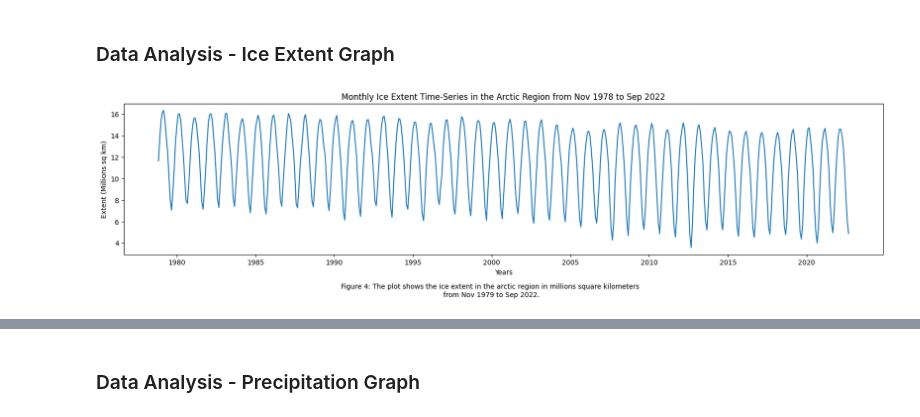
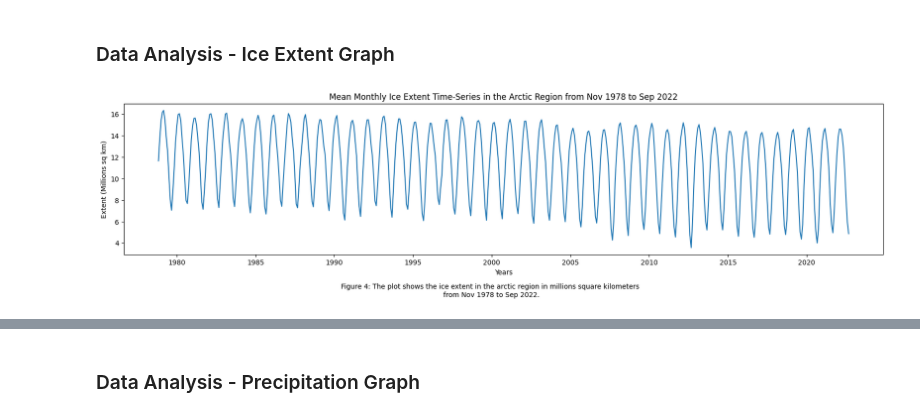
Before and after one commit to gardeneda/Arctic-Ice-vs-Precipitation, a Jupyter notebook: data_management.ipynb, the cells around one changed output, grey strips where cells are left out. Saved outputs shown, nothing was run; the diff lists cells and outputs as text; code cells hidden in the pictures.

```diff
--- a/data_management.ipynb
+++ b/data_management.ipynb
@@ -349,14 +349,14 @@ plt.show()
 # %%
 ## MEAN MONTHLY TIME-SERIES OF ICE EXTENT IN THE ARCTIC REGION
 
 plt.figure(figsize=(20, 4))
 plt.plot(extent)
 plt.xlabel("Years")
 plt.ylabel("Extent (Millions sq km)")
-plt.title("Monthly Ice Extent Time-Series in the Arctic Region from Nov 1978 to Sep 2022")
+plt.title("Mean Monthly Ice Extent Time-Series in the Arctic Region from Nov 1978 to Sep 2022")
 plt.figtext(0.5, -0.1, "Figure 4: The plot shows the ice extent in the arctic region in millions square kilometers \n"
-                        + "from Nov 1979 to Sep 2022."
+                        + "from Nov 1978 to Sep 2022."
             , wrap=True, horizontalalignment='center', fontsize=10)
 plt.show()
 # %% [output]
-[figure, old version]
+[figure, new version]
```
Also changed, not shown: parts of 11 cells of this notebook.
